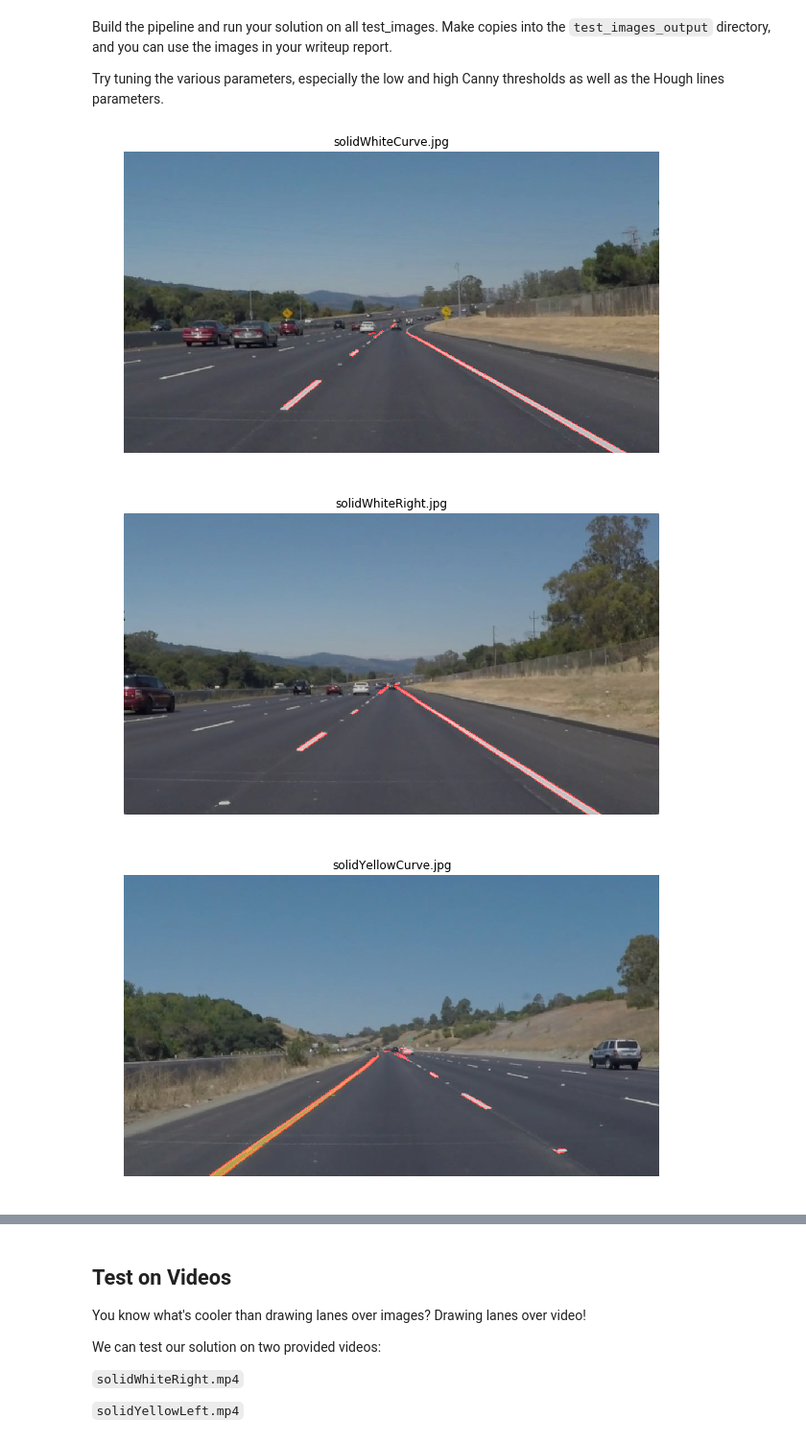
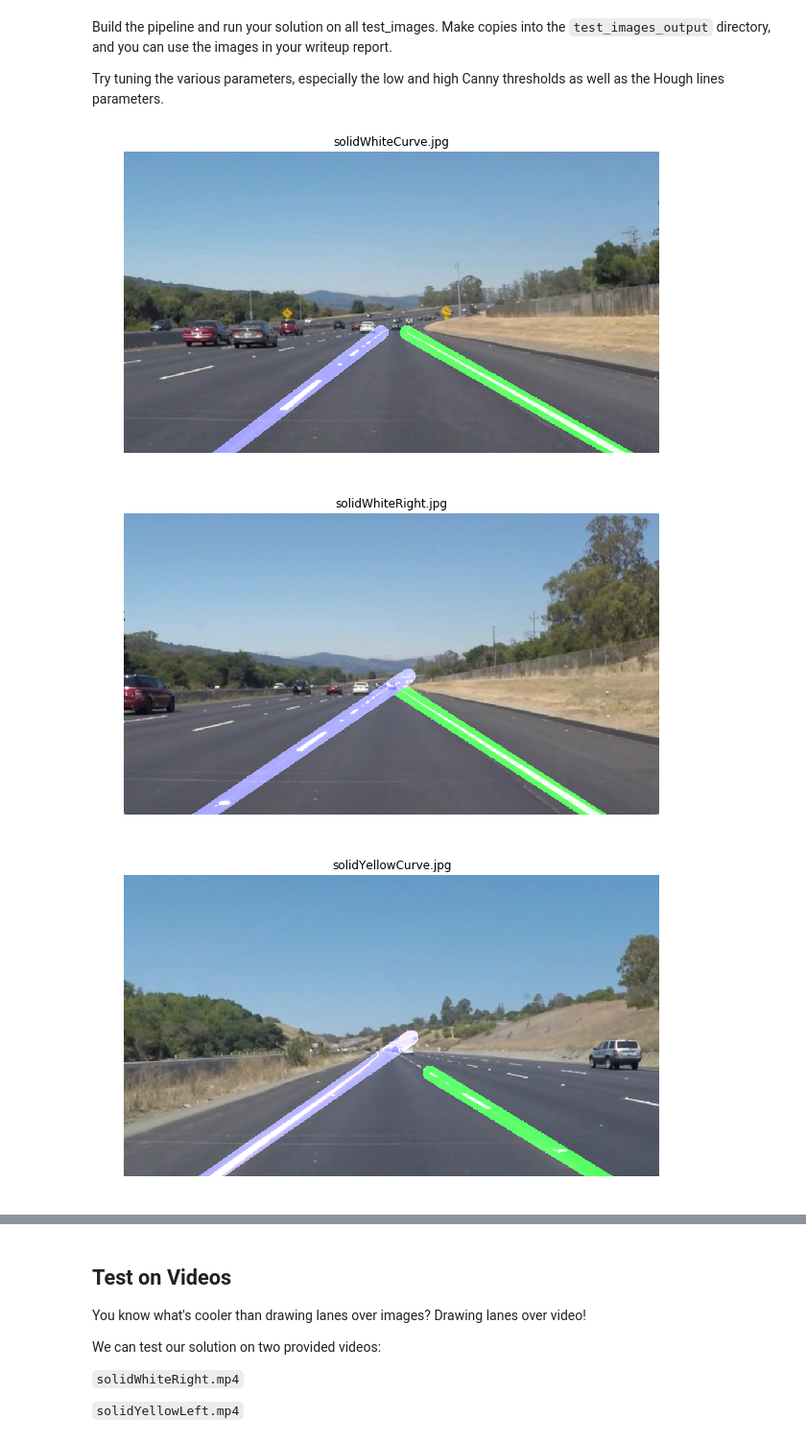
Before and after one commit to joustava/CarND-LaneLines-P1, a Jupyter notebook: P1.ipynb, the cells around one changed output, grey strips where cells are left out. Shown at 96% size. Saved outputs shown, nothing was run; the diff lists cells and outputs as text; code cells hidden in the pictures.

```diff
--- a/P1.ipynb
+++ b/P1.ipynb
@@ -142,9 +142,12 @@ def draw_lines(img, lines, color=[255, 0, 0], thickness=2):
     If you want to make the lines semi-transparent, think about combining
     this function with the weighted_img() function below
     """
+
+
     for line in lines:
         for x1,y1,x2,y2 in line:
             cv2.line(img, (x1, y1), (x2, y2), color, thickness)
+
 
 def hough_lines(img, rho, theta, threshold, min_line_len, max_line_gap):
     """
@@ -153,9 +156,9 @@ def hough_lines(img, rho, theta, threshold, min_line_len, max_line_gap):
     Returns an image with hough lines drawn.
     """
     lines = cv2.HoughLinesP(img, rho, theta, threshold, np.array([]), minLineLength=min_line_len, maxLineGap=max_line_gap)
-    line_img = np.zeros((img.shape[0], img.shape[1], 3), dtype=np.uint8)
-    draw_lines(line_img, lines)
-    return line_img
+#     line_img = np.zeros((img.shape[0], img.shape[1], 3), dtype=np.uint8)
+#     draw_lines(line_img, lines)
+    return lines
 
 # Python 3 has support for cool math symbols.
 
@@ -226,42 +229,86 @@ def check_pipeline_results(images, cmap='Greys_r'):
         plt.axis('off')
         plt.imshow(image, cmap=cmap)
 
+def create_canvas(img):
+    return np.zeros((img.shape[0], img.shape[1], 3), dtype=np.uint8)
+
 
 #
 # PIPELINE
 #
 def find_lane_lines(original_image):
     """
     Identify and project lane lines on the road.
     """
     image = np.array(original_image)
+    height, width, _ = image.shape
     copy = np.array(original_image)
-    #copy = gaussian_blur(copy, 5)
+    copy = gaussian_blur(copy, 5)
     copy = canny(copy, 100, 200)
 
     vertices = np.array([
         [
             (150, height),
             (900, height),
             (width/2, height/2 + 25),
             #(width/2, height/2)
         ]], dtype=np.int32)
 
     copy = region_of_interest(copy, vertices)
 
     rho = 1            # distance resolution in pixels of the Hough grid
     theta = np.pi/180  # angular resolution in radians of the Hough grid
     threshold = 10     # minimum number of votes (intersections in Hough grid cell)
     min_line_len = 8   # minimum number of pixels making up a line
     max_line_gap = 1   # maximum gap in pixels between connectable line segments
 
-    copy = hough_lines(copy, rho, theta, threshold, min_line_len, max_line_gap)
-    copy = weighted_img(copy, image)
+    detected_lines = hough_lines(copy, rho, theta, threshold, min_line_len, max_line_gap)
+    # here we need to detect left and right sloped markings,
+    # group them, extract the points and fit a line through the points
+
+#     print(detected_lines)
+
+
+    left = []
+    right = []
+
+    for line in detected_lines:
+        for x1, y1, x2, y2 in line:
+            slope = ((y2-y1)/(x2-x1))
+            if slope > 0:
+                left.append(line)
+            else:
+                right.append(line)
+
+    # - prepare data for use with polyfit
+    left = np.array(left)
+    leftxs = left[:, :, [0, 2]].flatten()
+    leftys = left[:, :, [1, 3]].flatten()
+    # create fitting model
+    leftpolyfit = np.polyfit(leftxs, leftys, 1)
+    fitl = np.poly1d(leftpolyfit)
+
+    left_line = np.array([[[np.amin(leftxs), fitl(np.amin(leftxs)), width, fitl(width)]]], dtype=np.int)
+
+    right = np.array(right)
+    rightxs = right[:, :, [0, 2]].flatten()
+    rightys = right[:, :, [1, 3]].flatten()
+    # create fitting model
+    rightpolyfit = np.polyfit(rightxs, rightys, 1)
+    fitr = np.poly1d(rightpolyfit)
+
+    right_line = np.array([[[0, fitr(0), np.amax(rightxs), fitr(np.amax(rightxs))]]], dtype=np.int)
+
+    canvas = create_canvas(copy)
+    draw_lines(canvas, left_line, color=[0, 240, 0], thickness=25)
+    draw_lines(canvas, right_line, color=[100, 100, 240], thickness=25)
+#     draw_lines(canvas, detected_lines)
+    copy = weighted_img(image, canvas)
     return copy
 
 
 check_pipeline_results(map(find_lane_lines, load_images()))
 # %% [output]
-[figure, old version]
+[figure, new version]
-[figure, old version]
+[figure, new version]
-[figure, old version]
+[figure, new version]
```
Also changed, not shown: parts of 6 cells of this notebook.
